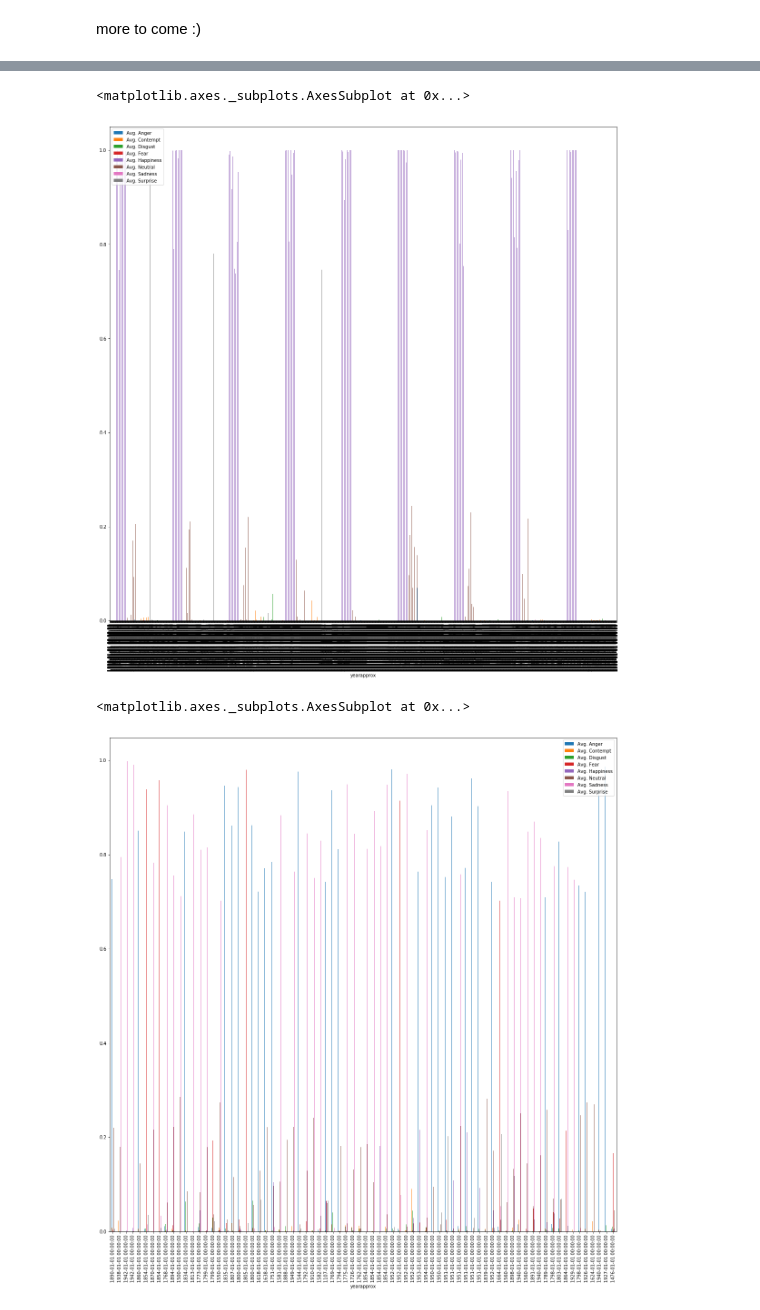
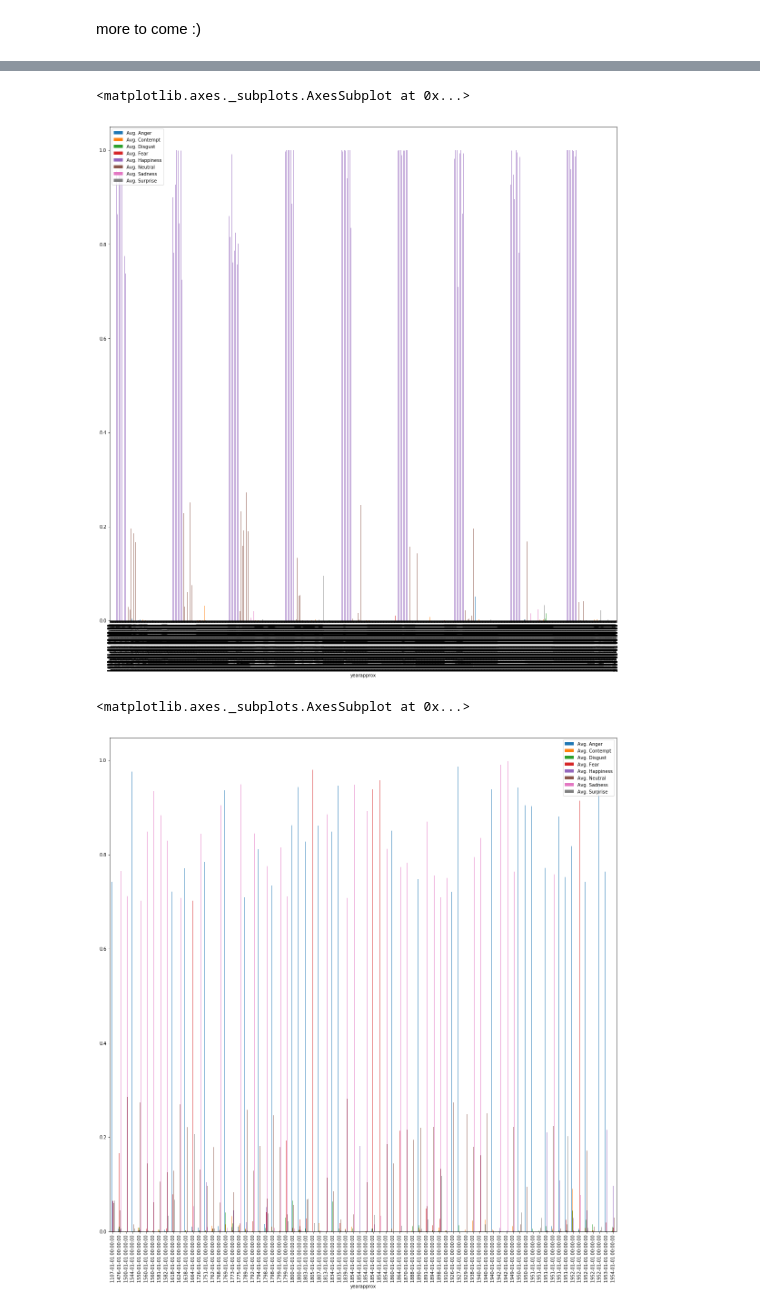
Before and after one commit to kaszklar/artemotions, a Jupyter notebook: date-munge.ipynb, the cells around one changed output, grey strips where cells are left out. Saved outputs shown, nothing was run; the diff lists cells and outputs as text; code cells hidden in the pictures.

```diff
--- a/date-munge.ipynb
+++ b/date-munge.ipynb
@@ -336,10 +334,10 @@ with open('neg_emotions.pkl', 'wb') as picklefile:
 # %%
-pos_emotions.drop(columns=['intyears']).plot(x='yearapprox',kind='bar',figsize=(20,20))
+pos_emotions.drop(columns=['intyears']).sort_values(by='yearapprox').plot(x='yearapprox',kind='bar',figsize=(20,20))
 # %% [output]
 <matplotlib.axes._subplots.AxesSubplot at 0x...>
-[figure, old version]
+[figure, new version]
 # %%
-neg_emotions.drop(columns=['intyears']).plot(x='yearapprox',kind='bar',figsize=(20,20))
+neg_emotions.drop(columns=['intyears']).sort_values(by="yearapprox").plot(x='yearapprox',kind='bar',figsize=(20,20))
 # %% [output]
 <matplotlib.axes._subplots.AxesSubplot at 0x...>
-[figure, old version]
+[figure, new version]
```
Also changed, not shown: parts of 23 cells of this notebook.
